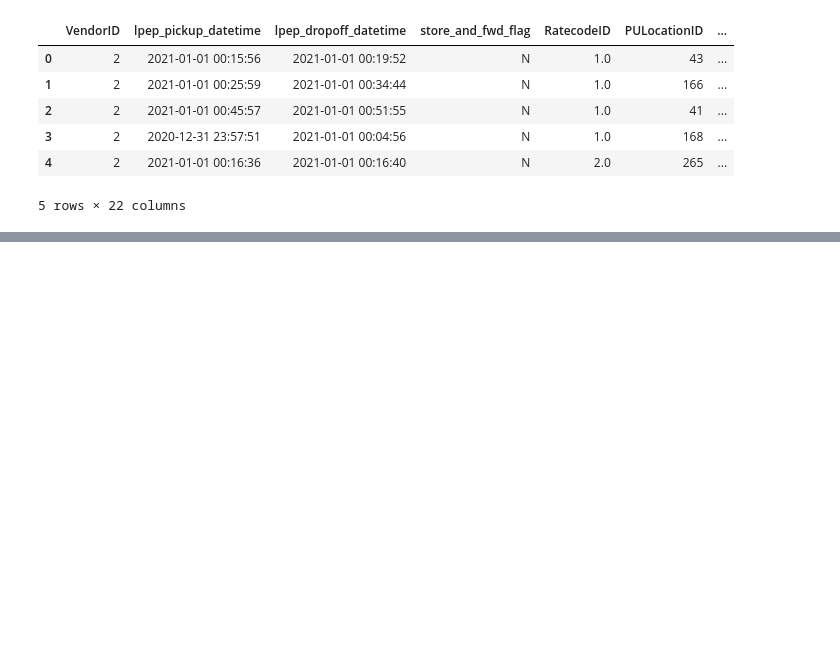
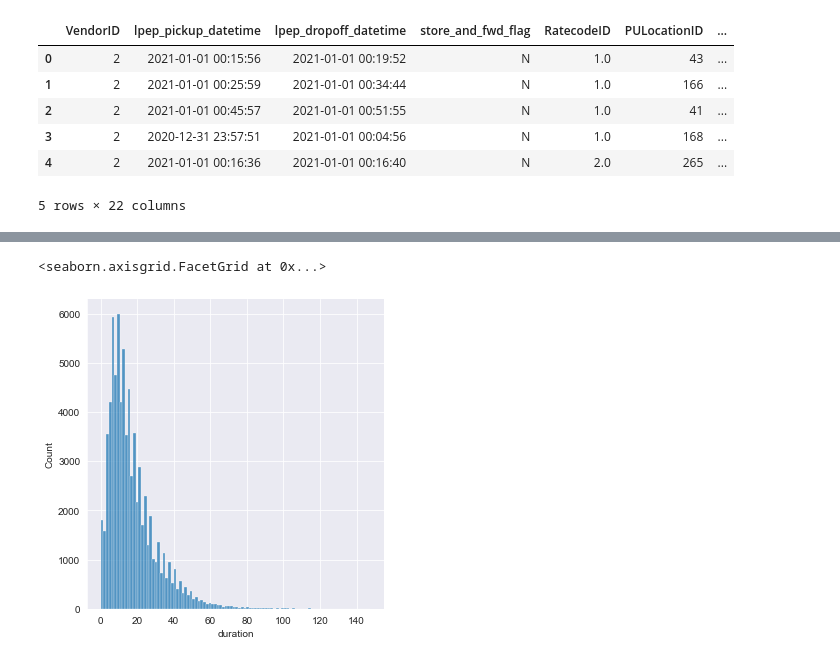
Before and after one commit to MSadriAghdam/MLOps-NY-Taxi, a Jupyter notebook: MLOps.ipynb, the cells around one changed output, grey strips where cells are left out. Cells and saved outputs as stored; diff of their text form; code cells hidden in the pictures; blank space fills up the shorter version.

```diff
--- a/MLOps.ipynb
+++ b/MLOps.ipynb
@@ -56,0 +65,6 @@ df.head()
+# %%
+# Lets zoom in a little bit an see the details for durations shorter than 150 min
+sns.displot(df[df.duration <150], x="duration", bins=100)
+# %% [output]
+<seaborn.axisgrid.FacetGrid at 0x...>
+[figure, added]
```
Also changed, not shown: parts of 2 cells of this notebook.
